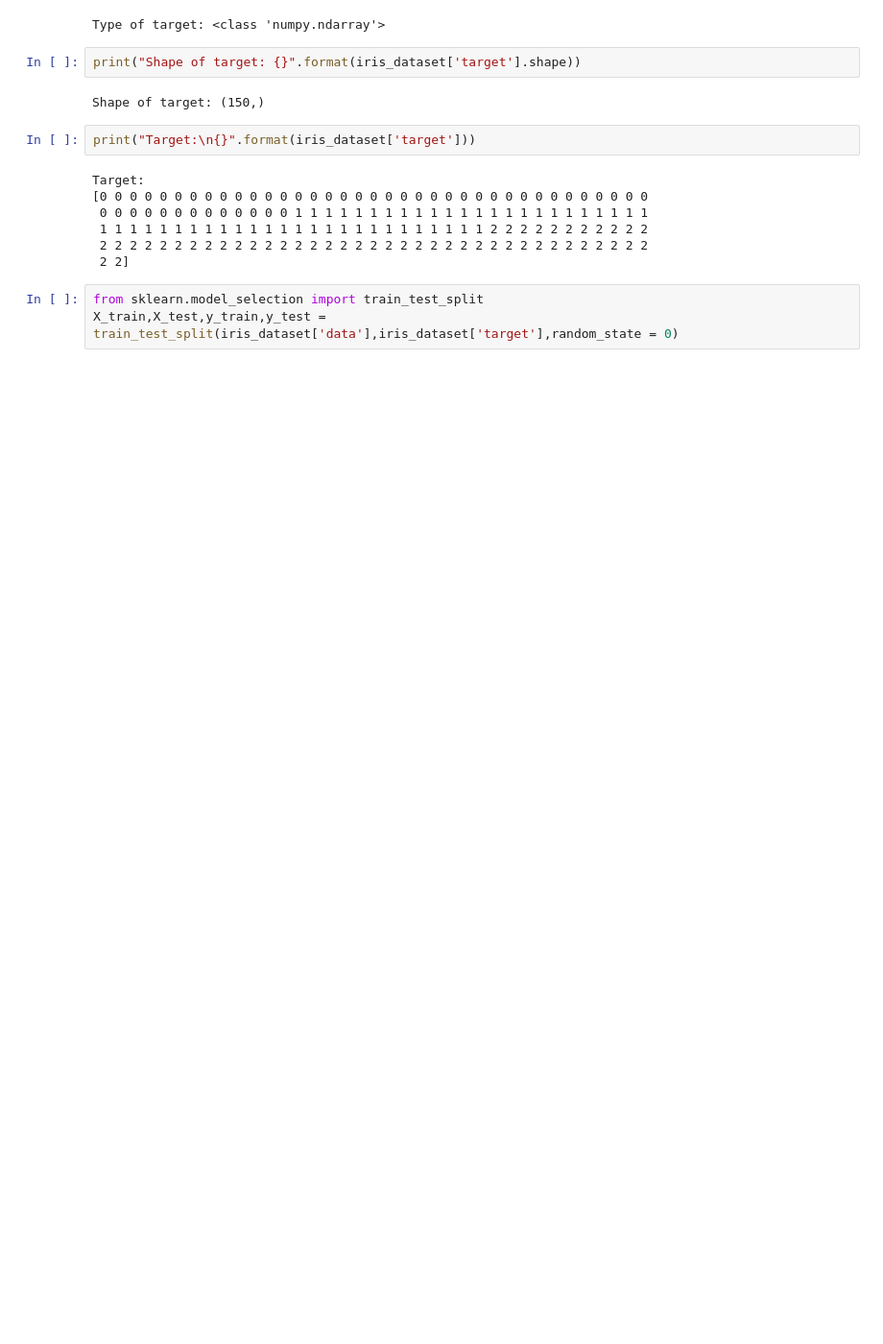
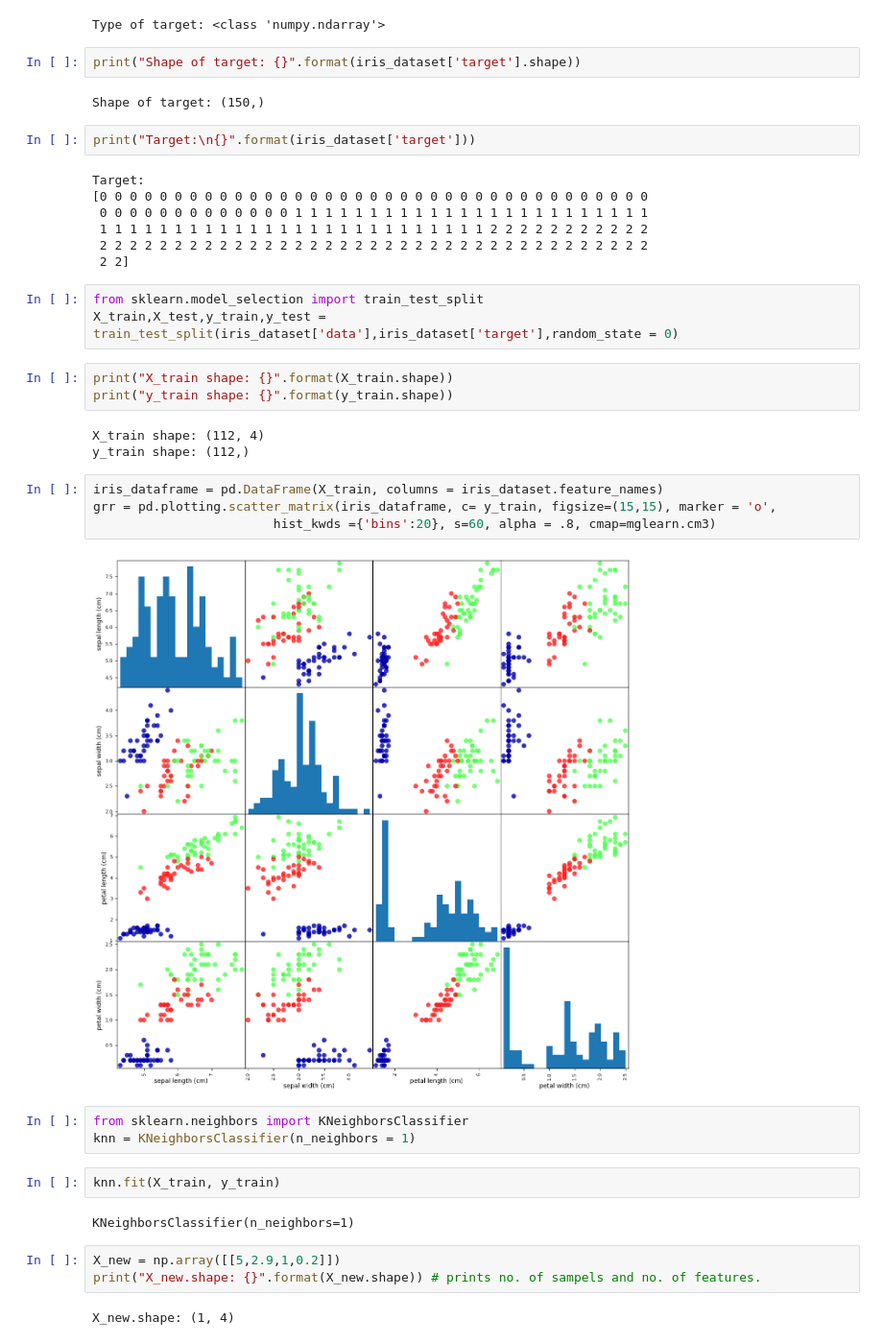
Before and after one commit to anish2000afk/Machine-learning, a Jupyter notebook: Iris.ipynb, the cells around one changed output. Shown: that part at 96% size. Cells and saved outputs as stored; diff of their text form; blank space fills up the shorter version.

```diff
--- a/Iris.ipynb
+++ b/Iris.ipynb
@@ -65,3 +74,27 @@ Target:
 # %%
 from sklearn.model_selection import train_test_split
 X_train,X_test,y_train,y_test = train_test_split(iris_dataset['data'],iris_dataset['target'],random_state = 0)
+# %%
+print("X_train shape: {}".format(X_train.shape))
+print("y_train shape: {}".format(y_train.shape))
+# %% [output]
+X_train shape: (112, 4)
+y_train shape: (112,)
+# %%
+iris_dataframe = pd.DataFrame(X_train, columns = iris_dataset.feature_names)
+grr = pd.plotting.scatter_matrix(iris_dataframe, c= y_train, figsize=(15,15), marker = 'o',
+                        hist_kwds ={'bins':20}, s=60, alpha = .8, cmap=mglearn.cm3)
+# %% [output]
+[figure, added]
+# %%
+from sklearn.neighbors import KNeighborsClassifier
+knn = KNeighborsClassifier(n_neighbors = 1)
+# %%
+knn.fit(X_train, y_train)
+# %% [output]
+KNeighborsClassifier(n_neighbors=1)
+# %%
+X_new = np.array([[5,2.9,1,0.2]])
+print("X_new.shape: {}".format(X_new.shape)) # prints no. of sampels and no. of features.
+# %% [output]
+X_new.shape: (1, 4)
```
Also changed, not shown: parts of 5 cells of this notebook, 1 other file.
